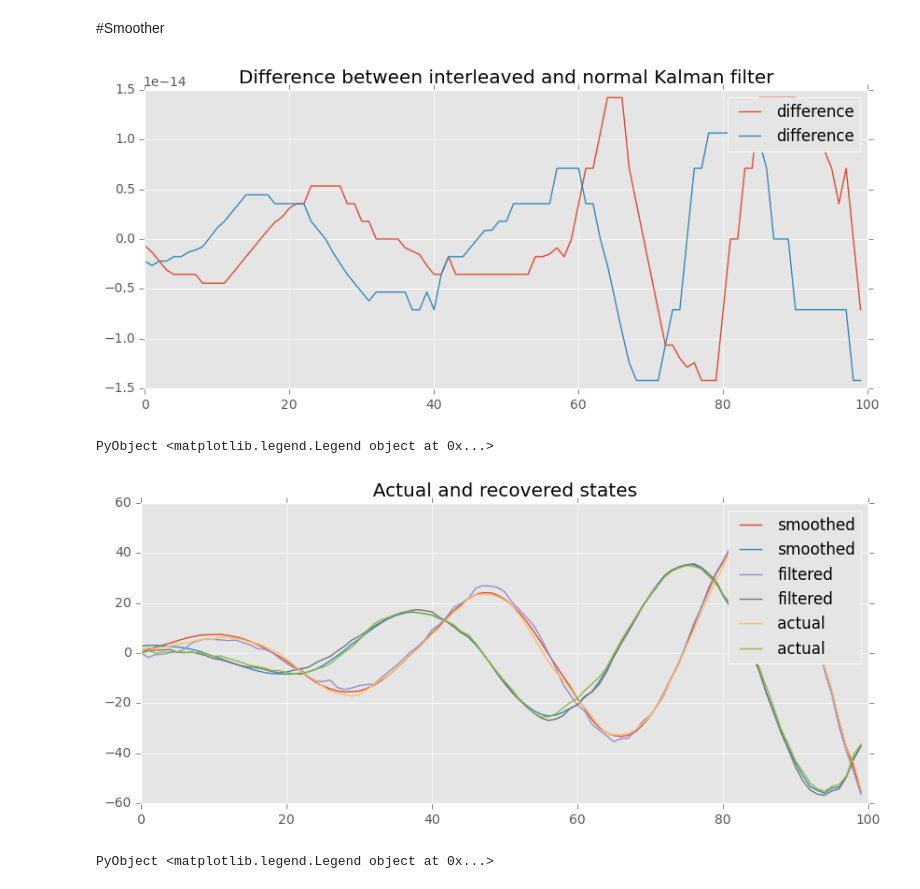
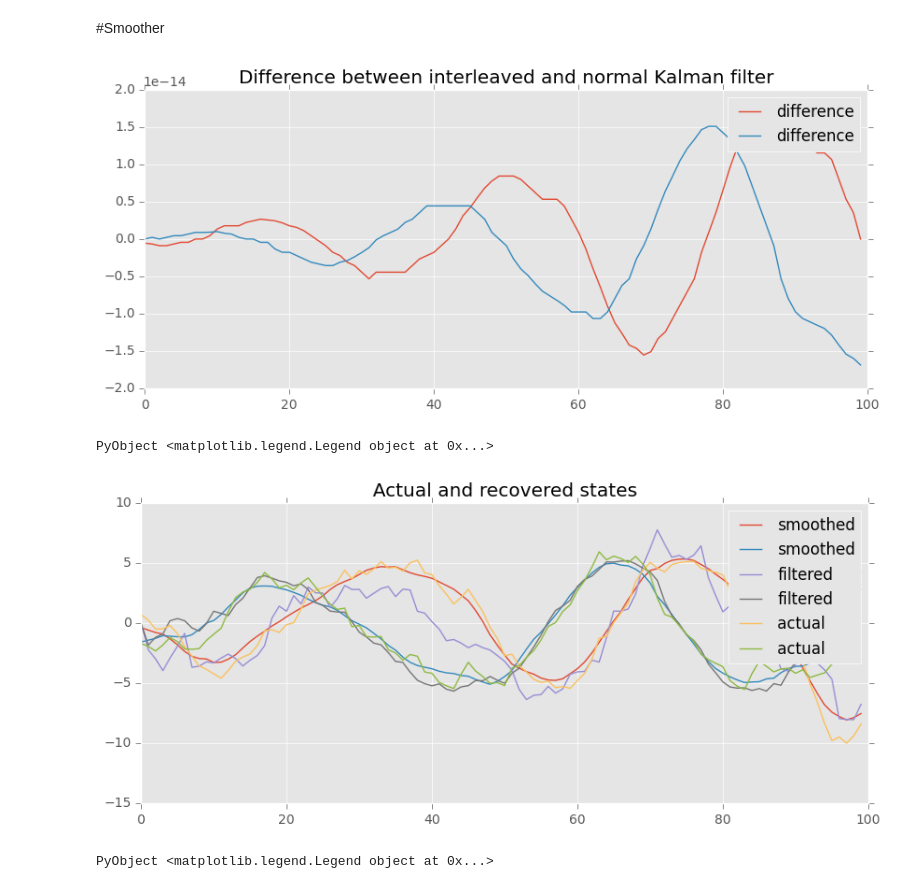
Before and after one commit to jmxpearson/laf, a Jupyter notebook: julia_kalman_interleaved_tests.ipynb, the cells around one changed output. Saved outputs shown, nothing was run; the diff lists cells and outputs as text; code cells hidden in the pictures.

```diff
--- a/julia_kalman_interleaved_tests.ipynb
+++ b/julia_kalman_interleaved_tests.ipynb
@@ -18,7 +19,7 @@ INFO: Loading help data...
 **Note**: Observation noise is deliberately set low here so that recovered states line up *exactly* below (i.e., it's a sanity check).
 # %%
 Zk = [1 -1. ; 0 1 ; 1 0]  # observation matrix
-Hk = 50 * [1 0 0 ; 0 1.2 0 ; 0 0 1.5]
+Hk = 10 * [1 0 0 ; 0 1.2 0 ; 0 0 1.5]
 
 Np, Nm = size(Zk)
 
@@ -113,7 +114,7 @@ PyObject <matplotlib.legend.Legend object at 0x...>
 # %%
 ahat = SStools.interleaved_state_smoother(v, K, Finv, a_init, P_init, Z, T, R, Q);
 # %%
-v, K, Finv, a, P = SStools.kalman_filter(y, a_init, P_init, Z, H, T, R, Q);
+v, K, Finv, a2, P = SStools.kalman_filter(y, a_init, P_init, Z, H, T, R, Q);
 ahat2 = SStools.fast_state_smoother(v, K, Finv, a_init, P_init, Z, T, R, Q);
 # %%
 figure(figsize=(10, 4))
@@ -121,15 +122,15 @@ plot(ahat' - ahat2', label="difference")
 title("Difference between interleaved and normal Kalman filter")
 legend()
 # %% [output]
-[figure, old version]
+[figure, new version]
 PyObject <matplotlib.legend.Legend object at 0x...>
 # %%
 figure(figsize=(10, 4))
 plot(ahat', label="smoothed")
-plot(a', label="filtered")
+plot(squeeze(a[:, 1, :], 2)', label="filtered")
 plot(α', label="actual")
 title("Actual and recovered states")
 legend()
 # %% [output]
-[figure, old version]
+[figure, new version]
 PyObject <matplotlib.legend.Legend object at 0x...>
```
Also changed, not shown: parts of 4 cells of this notebook, 5 other files.
